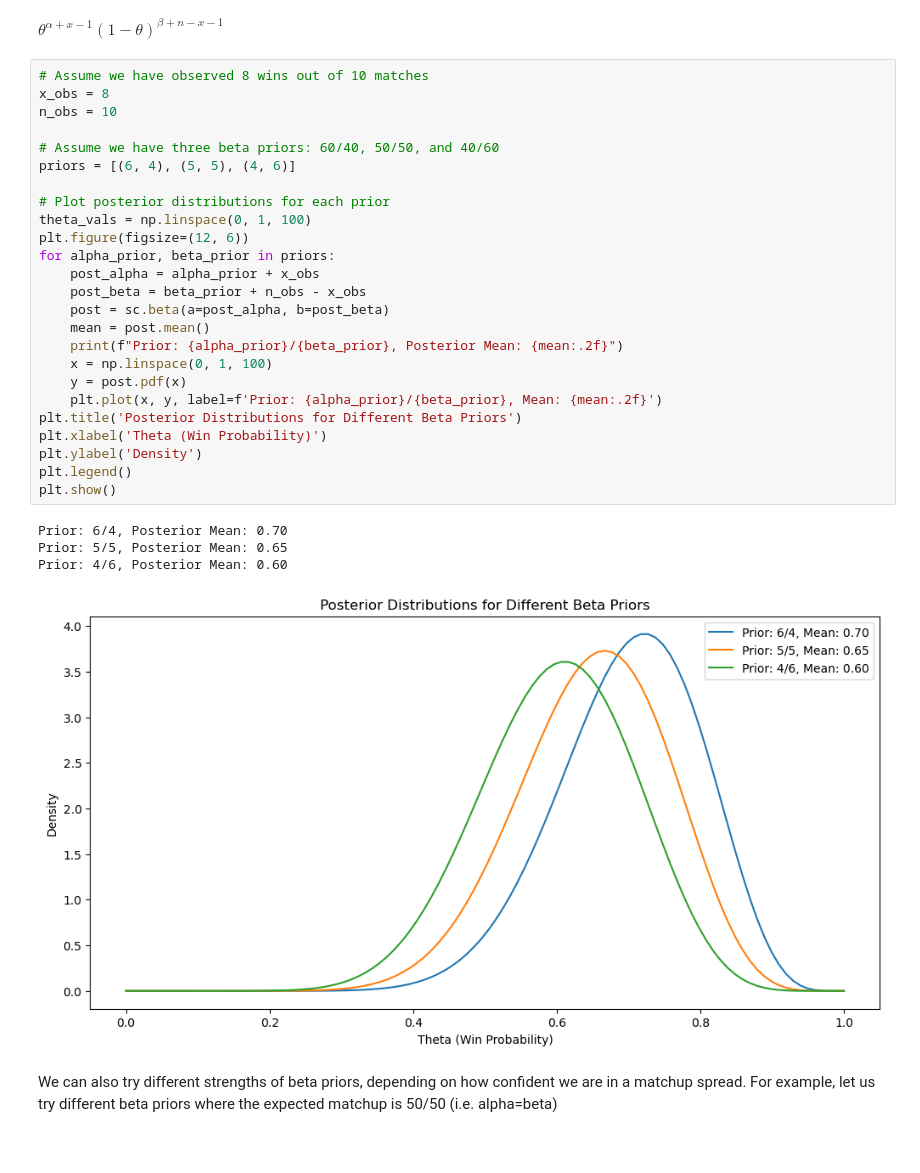
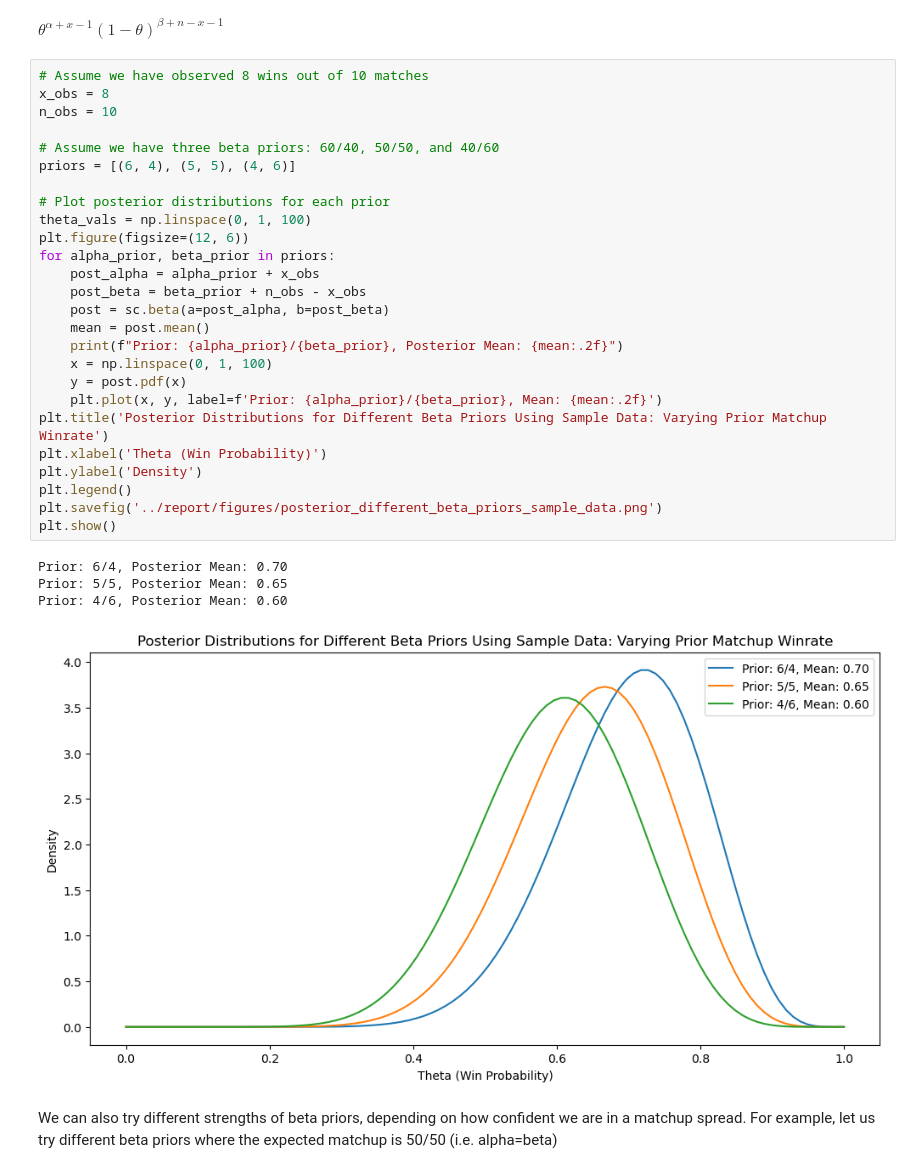
Before and after one commit to caseycapetola/ssbm-matchup-analysis, a Jupyter notebook: models/binomial_beta_model.ipynb, the cells around one changed output. Cells and saved outputs as stored; diff of their text form.

Commit message:
Create charts for binomial-beta conjugate model

```diff
--- a/models/binomial_beta_model.ipynb
+++ b/models/binomial_beta_model.ipynb
@@ -34,33 +28,34 @@ $\displaystyle \theta^{\alpha + x - 1} \left(1 - \theta\right)^{\beta + n - x -
 # %%
 # Assume we have observed 8 wins out of 10 matches
 x_obs = 8
 n_obs = 10
 
 # Assume we have three beta priors: 60/40, 50/50, and 40/60
 priors = [(6, 4), (5, 5), (4, 6)]
 
 # Plot posterior distributions for each prior
 theta_vals = np.linspace(0, 1, 100)
 plt.figure(figsize=(12, 6))
 for alpha_prior, beta_prior in priors:
     post_alpha = alpha_prior + x_obs
     post_beta = beta_prior + n_obs - x_obs
     post = sc.beta(a=post_alpha, b=post_beta)
     mean = post.mean()
     print(f"Prior: {alpha_prior}/{beta_prior}, Posterior Mean: {mean:.2f}")
     x = np.linspace(0, 1, 100)
     y = post.pdf(x)
     plt.plot(x, y, label=f'Prior: {alpha_prior}/{beta_prior}, Mean: {mean:.2f}')
-plt.title('Posterior Distributions for Different Beta Priors')
+plt.title('Posterior Distributions for Different Beta Priors Using Sample Data: Varying Prior Matchup Winrate')
 plt.xlabel('Theta (Win Probability)')
 plt.ylabel('Density')
 plt.legend()
+plt.savefig('../report/figures/posterior_different_beta_priors_sample_data.png')
 plt.show()
 # %% [output]
 Prior: 6/4, Posterior Mean: 0.70
 Prior: 5/5, Posterior Mean: 0.65
 Prior: 4/6, Posterior Mean: 0.60
-[figure, old version]
+[figure, new version]
 # %% [markdown]
 We can also try different strengths of beta priors, depending on how confident we are in a matchup spread. For example, let us try different beta priors where the expected matchup is 50/50 (i.e. alpha=beta)
 # %%
```
Also changed, not shown: parts of 5 cells of this notebook, 5 other files.
